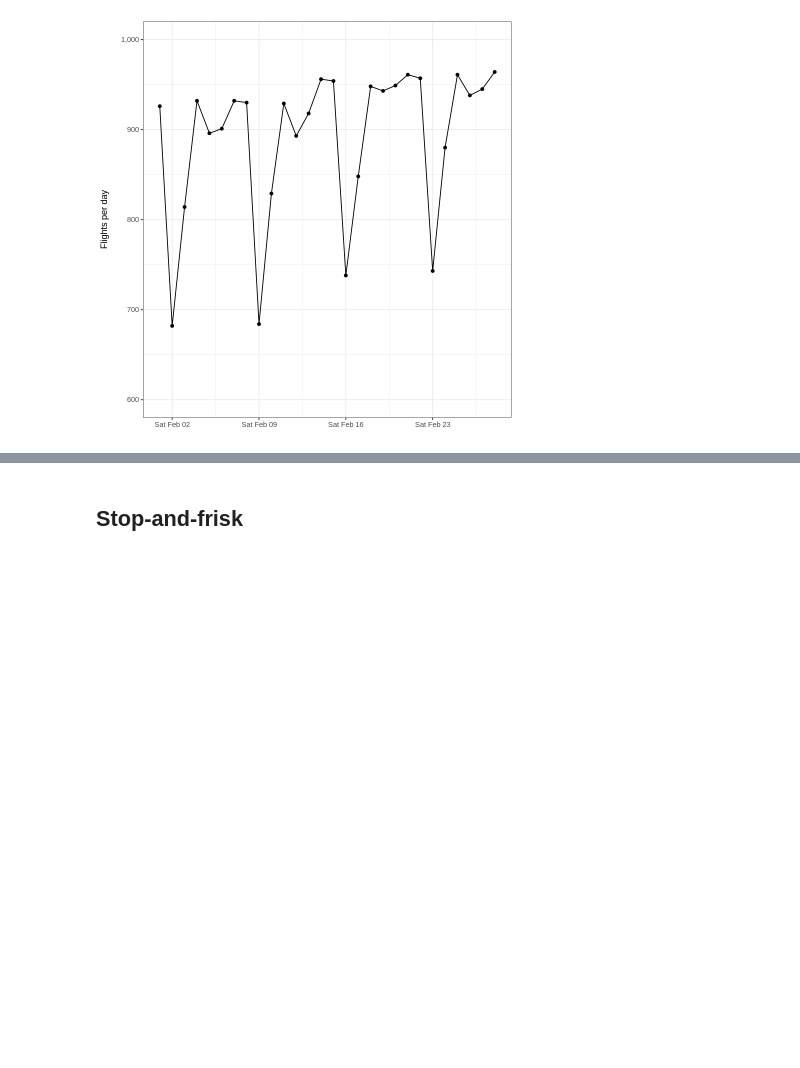
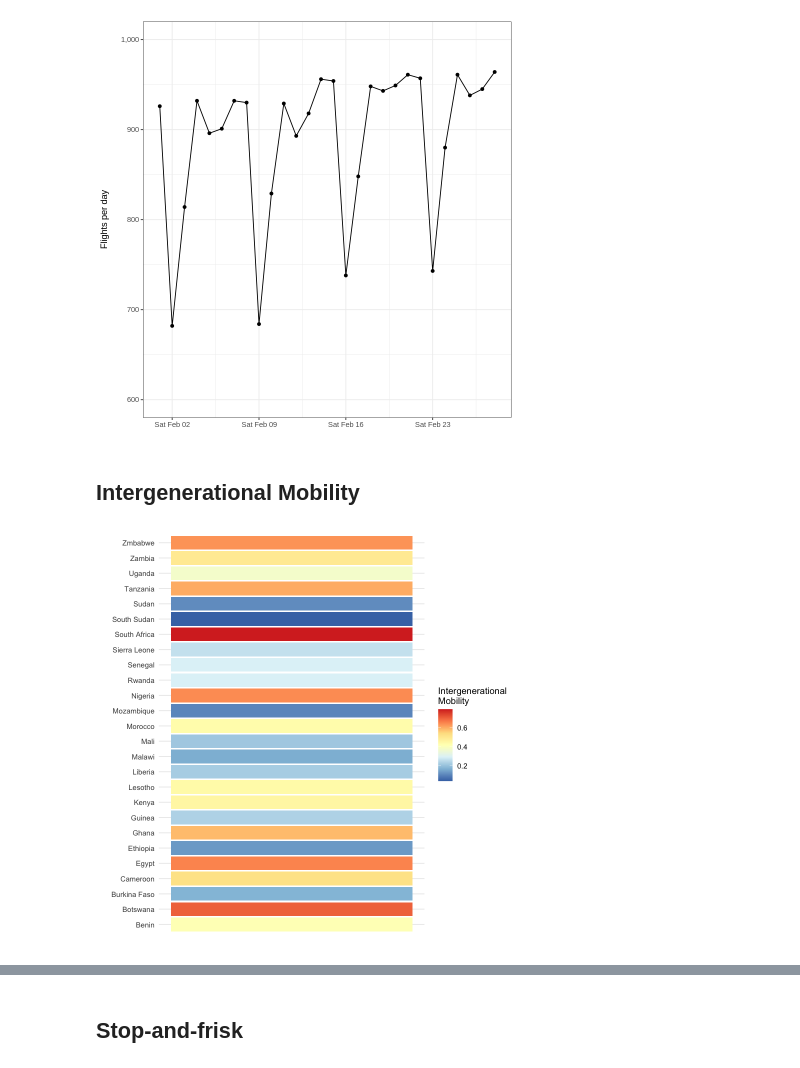
Before and after one commit to 5harad/API201-2022, a Jupyter notebook: lectures/lecture-2-code.ipynb, the cells around one changed output, grey strips where cells are left out. Drawn from its saved outputs; the diff is of its cells as text; code cells hidden in the pictures; blank space fills up the shorter version.

Commit message:
Added intergenerational mobility code

```diff
--- a/lectures/lecture-2-code.ipynb
+++ b/lectures/lecture-2-code.ipynb
@@ -84,3 +84,5 @@ ggplot(data=plot_data, aes(x=date, y=n)) +
   scale_y_continuous("Flights per day\n", limits=c(600, 1000), labels=comma)
 # %% [output]
 [figure]
+# %% [markdown]
+## Intergenerational Mobility
@@ -86,0 +126,14 @@ ggplot(data=plot_data, aes(x=date, y=n)) +
+# %%
+gg_hue_1 <- ggplot(alesina,
+                   aes(x = country,
+                       y = 1,
+                       fill  = mean)) +
+    geom_col() +
+    scale_fill_distiller(name = "Intergenerational\nMobility", palette = "RdYlBu") +
+    scale_y_continuous(labels = NULL, breaks = NULL)  +
+    theme_minimal()  +
+    labs(x = "", y = "") +
+    coord_flip()
+gg_hue_1
+# %% [output]
+[figure, added]
```
Also changed, not shown: parts of 7 cells of this notebook.
